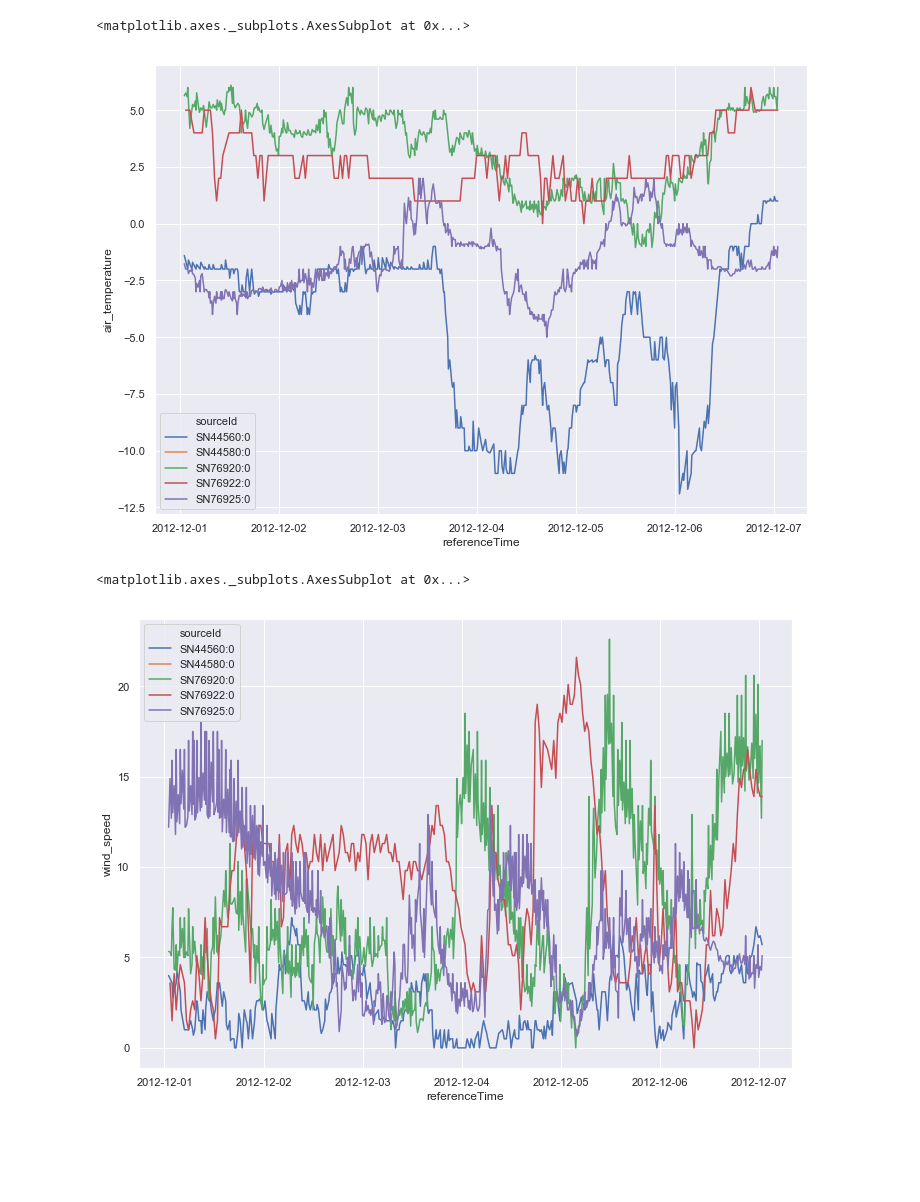
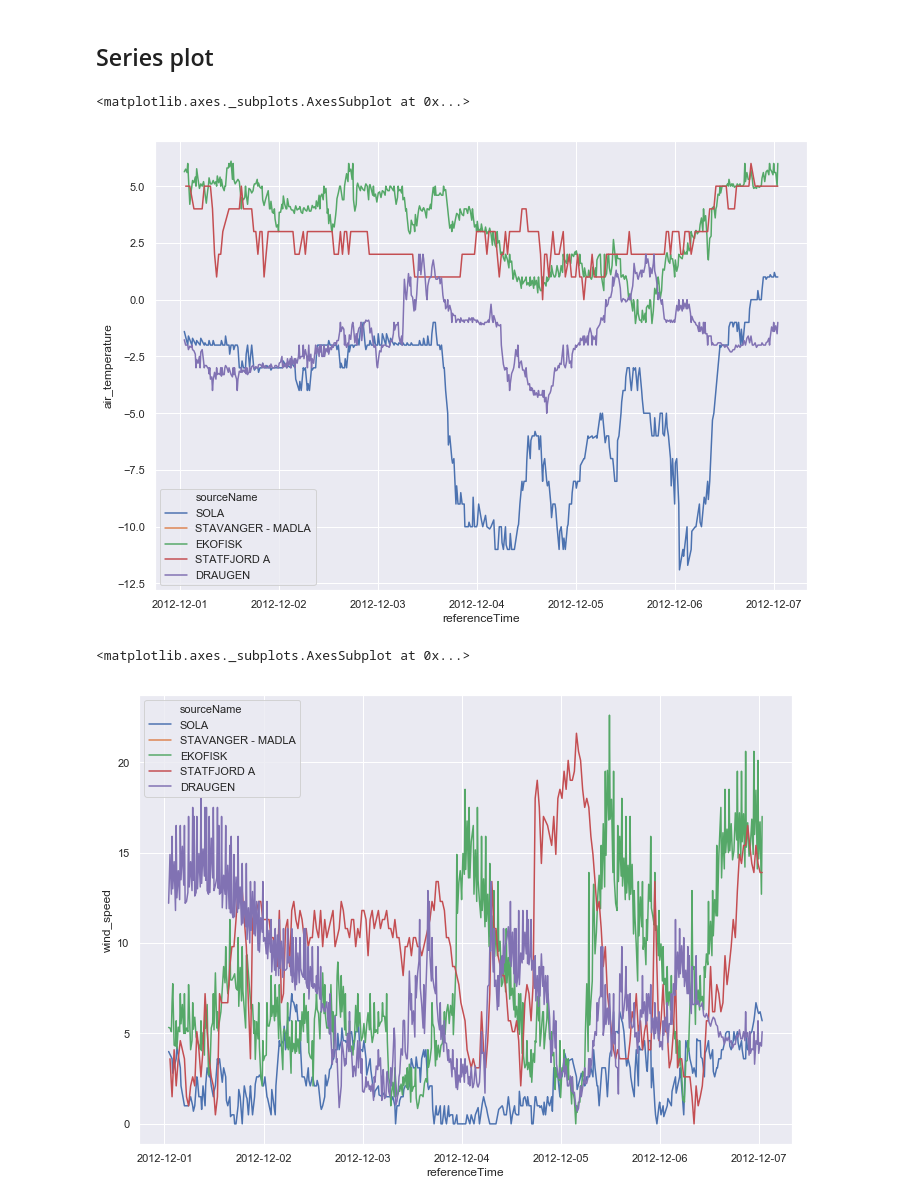
Before and after one commit to danielalvestadBIBuilders/WeatherData, a Jupyter notebook: WeatherData.ipynb, the cells around one changed output. Saved outputs shown, nothing was run; the diff lists cells and outputs as text; code cells hidden in the pictures; blank space fills up the shorter version.

Commit message:
Joining source name into data table

```diff
--- a/WeatherData.ipynb
+++ b/WeatherData.ipynb
@@ -3,7 +10,7 @@ import pyodbc
 # %%
 connection = conn = pyodbc.connect('DRIVER={ODBC Driver 13 for SQL Server};SERVER=LAPTOP-U3J291UT;DATABASE=BI_ETL;Trusted_Connection=yes;')
 # %%
-#cursor = connection.cursor()
+# Weather Data
 SQL = "SELECT[all_data_id]" +\
       ",[sourceId]" +\
       ",[referenceTime]" +\
@@ -16,5 +23,7 @@ SQL = "SELECT[all_data_id]" +\
       ",[precipitation_amount_1H]" +\
       "FROM [BI_ETL].[dbo].[all_measurements]"
 
-import pandas as pd
 df = pd.read_sql(SQL, connection)
+df = df.dropna(subset=['sourceId'])
+df['sourceId'] = df['sourceId'].map(lambda x: x[0:-2])
+print(df.head())
@@ -27,0 +51,17 @@ import seaborn as sns
+# %%
+# Location Data
+SQL = "SELECT [Locations_Id]" +\
+              ",[Id] as sourceId" +\
+              ",[country]" +\
+              ",[countryCode]" +\
+              ",[county]" +\
+              ",[countyId]" +\
+              ",[name]" +\
+              ",[shortName]" +\
+              ",[validFrom]" +\
+      "FROM [BI_ETL].[dbo].[dim_locations]"
+
+
+locations_df = pd.read_sql(SQL, connection)
+locations_df = locations_df.dropna(subset=['sourceId'])
+print(locations_df.head())
@@ -27,0 +111,3 @@ import seaborn as sns
+# %%
+df['sourceName'] = df['sourceId'].map(lambda id: locations_df.loc[locations_df['sourceId'] == id].name.item())
+print(df.head())
@@ -28,16 +135,18 @@ import seaborn as sns
+# %% [markdown]
+## Series plot
 # %%
 sns.set(rc={'figure.figsize':(11.7,8.27)})
 sns.lineplot(x="referenceTime", y="air_temperature",
-             hue="sourceId",
+             hue="sourceName",
              data=df)
 # %% [output]
 <matplotlib.axes._subplots.AxesSubplot at 0x...>
-[figure, old version]
+[figure, new version]
 # %%
 sns.set(rc={'figure.figsize':(11.7,8.27)})
 sns.lineplot(x="referenceTime", y="wind_speed",
-             hue="sourceId",
+             hue="sourceName",
              data=df)
 # %% [output]
 <matplotlib.axes._subplots.AxesSubplot at 0x...>
-[figure, old version]
+[figure, new version]
```
Also changed, not shown: parts of 10 cells of this notebook.
